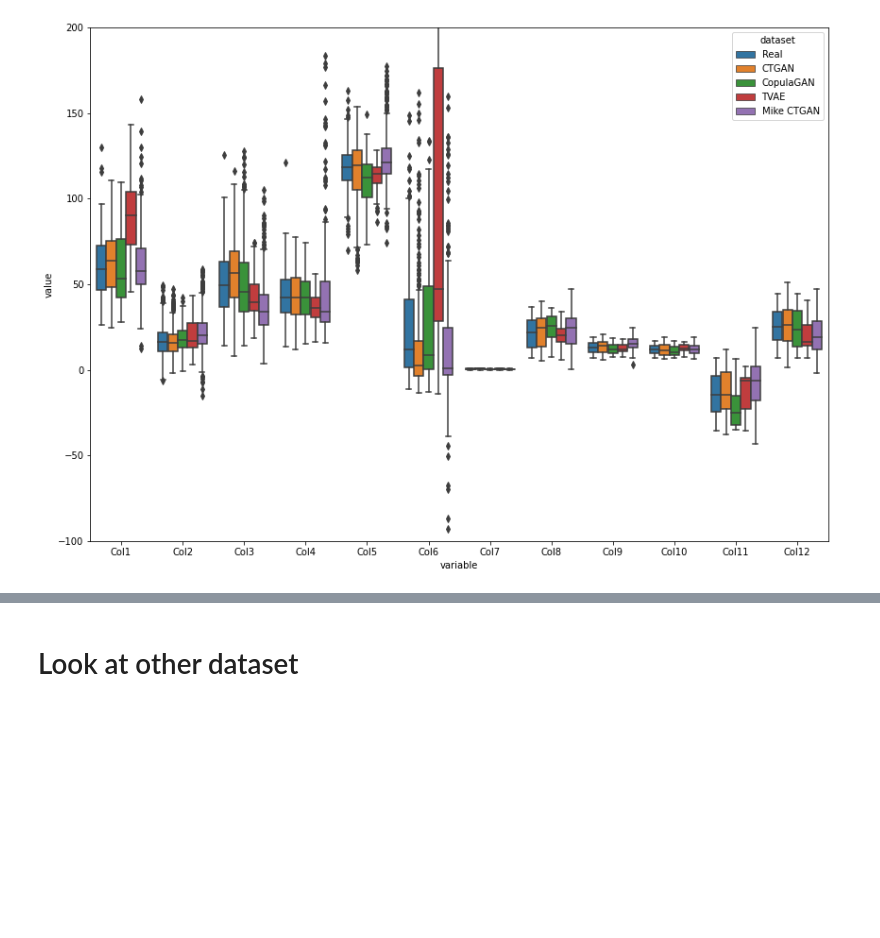
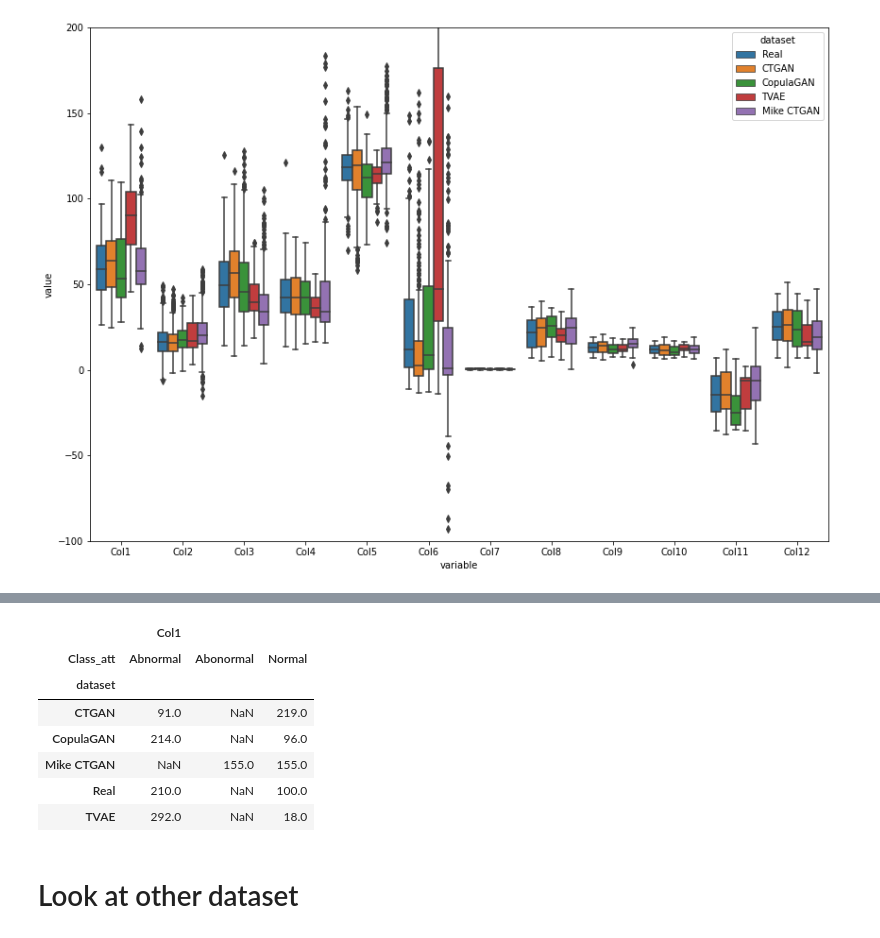
Before and after one commit to jamestgodwin/synthetic_data, a Jupyter notebook: notebooks/Test_CTGAN.ipynb, the cells around one changed output, grey strips where cells are left out. Drawn from its saved outputs; the diff is of its cells as text; code cells hidden in the pictures; blank space fills up the shorter version.

```diff
--- a/notebooks/Test_CTGAN.ipynb
+++ b/notebooks/Test_CTGAN.ipynb
@@ -473,3 +466,14 @@ ax.set_ylim((-100, 200));
+# %%
+plotting.groupby(['dataset', 'Class_att']).count()['Col1'].reset_index().pivot('dataset', columns='Class_att')
+# %% [output]
+|  | Col1 |  |  |
+| Class_att | Abnormal | Abonormal | Normal |
+| dataset |  |  |  |
+| CTGAN | 91.0 | NaN | 219.0 |
+| CopulaGAN | 214.0 | NaN | 96.0 |
+| Mike CTGAN | NaN | 155.0 | 155.0 |
+| Real | 210.0 | NaN | 100.0 |
+| TVAE | 292.0 | NaN | 18.0 |
 # %% [markdown]
 # Look at other dataset
 # %%
```
Also changed, not shown: parts of 11 cells of this notebook, 1 other file.
